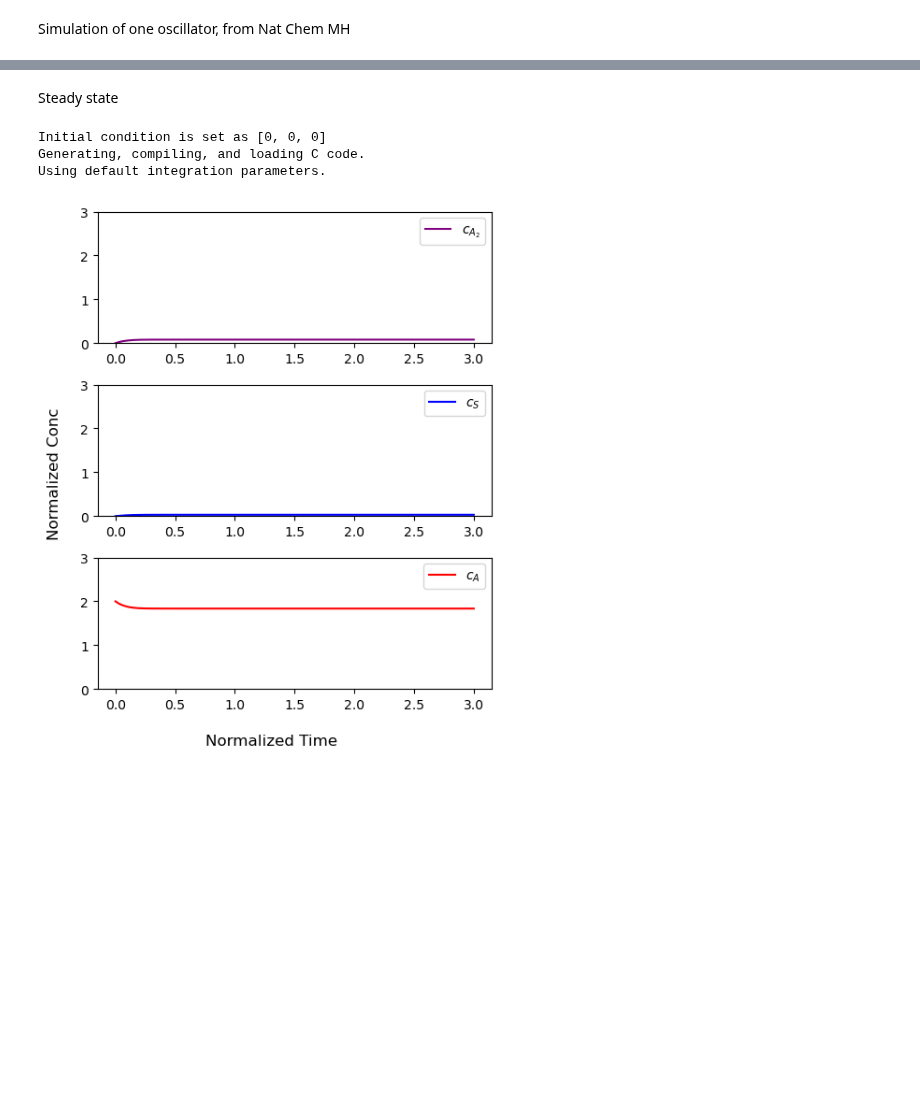
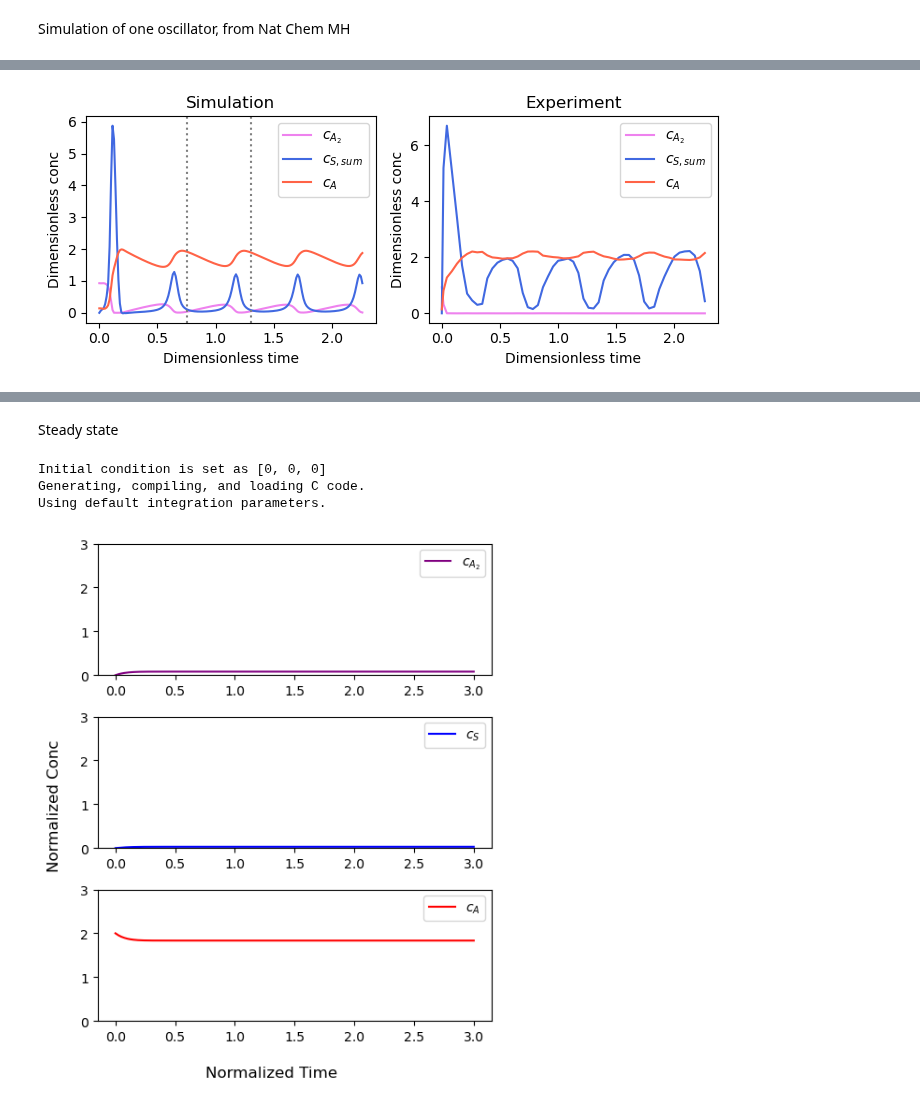
Before and after one commit to Zhiheng419/Chemical_Oscillation_Model, a Jupyter notebook: summary.ipynb, the cells around one changed output, grey strips where cells are left out. Drawn from its saved outputs; the diff is of its cells as text; code cells hidden in the pictures; blank space fills up the shorter version.

```diff
--- a/summary.ipynb
+++ b/summary.ipynb
@@ -52,0 +54,38 @@ Using default integration parameters.
+# %%
+fig, ax = plt.subplots(1, 2, figsize=(7,3))
+t = ax_fig4[0].lines[1].get_xdata()
+ca2_osc = ax_fig4[0].lines[1].get_ydata()
+cS_osc = ax_fig4[1].lines[1].get_ydata()
+cA_osc = ax_fig4[2].lines[1].get_ydata()
+
+ax[0].plot(t, ca2_osc, c='violet', label='$c_{A_2}$')
+ax[0].plot(t, cS_osc, c='royalblue', label='$c_{S,sum}$')
+ax[0].plot(t, cA_osc, c='tomato', label='$c_A$')
+
+t_exp = ax_fig4[0].lines[0].get_xdata()
+ca2_exp = ax_fig4[0].lines[0].get_ydata()
+cS_exp = ax_fig4[1].lines[0].get_ydata()
+cA_exp = ax_fig4[2].lines[0].get_ydata()
+
+ax[1].plot(t_exp, ca2_exp, c='violet', label='$c_{A_2}$')
+ax[1].plot(t_exp, cS_exp, c='royalblue', label='$c_{S,sum}$')
+ax[1].plot(t_exp, cA_exp, c='tomato', label='$c_A$')
+
+ax[0].legend(loc=1)
+ax[1].legend(loc=1)
+
+ax[0].axvline(0.75, c='grey', linestyle=':')
+ax[0].axvline(1.3, c='grey', linestyle=':')
+
+ax[0].set_ylabel('Dimensionless conc')
+ax[1].set_ylabel('Dimensionless conc')
+ax[0].set_xlabel('Dimensionless time')
+ax[1].set_xlabel('Dimensionless time')
+
+ax[0].set_title('Simulation')
+ax[1].set_title('Experiment')
+fig.tight_layout()
+
+fig.savefig('figs/sim_vs_exp.png', dpi=300)
+# %% [output]
+[figure, added]
```
Also changed, not shown: parts of 12 cells of this notebook, 6 other files.
